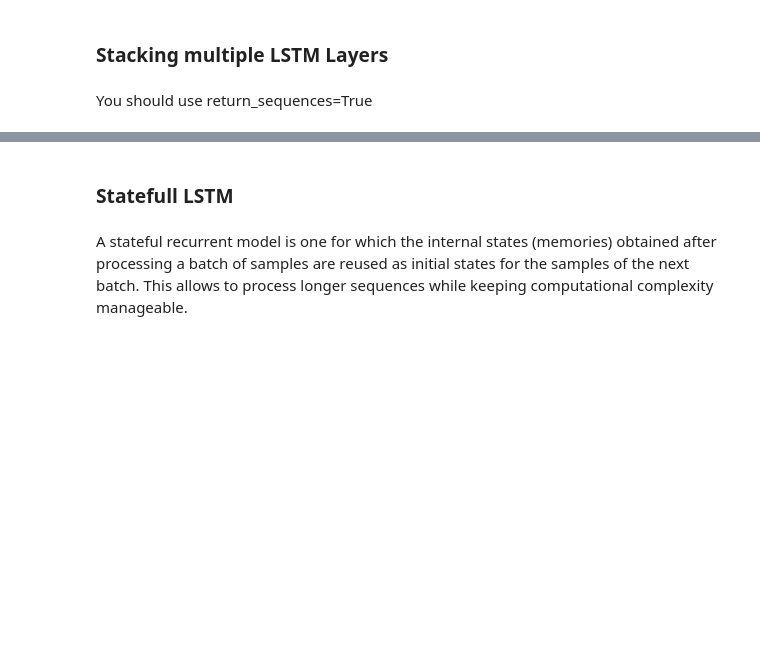
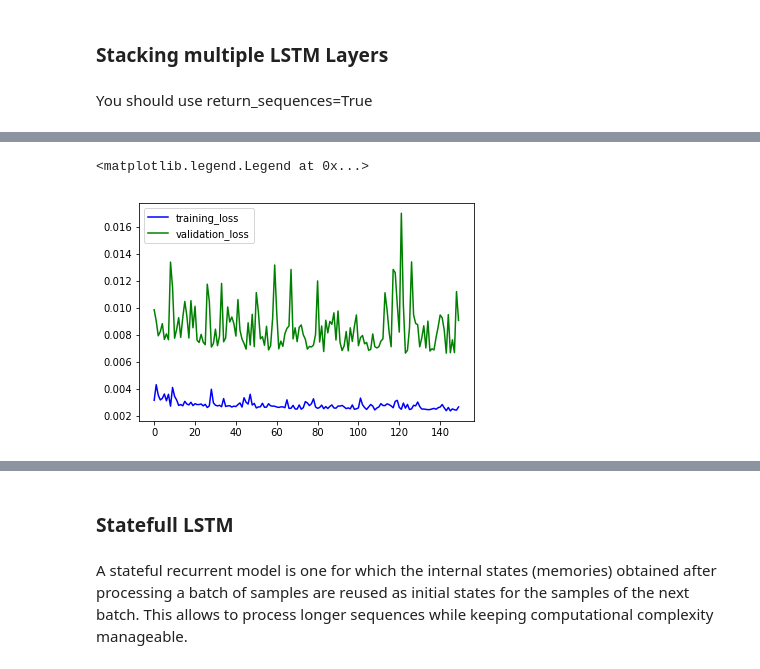
Before and after one commit to shahabeddin/GEC_Lab_Level2, a Jupyter notebook: GEC_Level2_Lab5.ipynb, the cells around one changed output, grey strips where cells are left out. Drawn from its saved outputs; the diff is of its cells as text; code cells hidden in the pictures; blank space fills up the shorter version.

```diff
--- a/GEC_Level2_Lab5.ipynb
+++ b/GEC_Level2_Lab5.ipynb
@@ -286,4 +390,5 @@ model.add(Dense(1))
 model.compile(loss='mean_squared_error', optimizer='adam',
              metrics=['mean_squared_error'])
 # %%
-fitting=model.fit(X_train_r, y_train, nb_epoch=50, batch_size=5, verbose=1, validation_split=0.25)
+fitting=model.fit(X_train_r, y_train, nb_epoch=150, batch_size=5, verbose=1,
+                  validation_split=0.1)
@@ -290,7 +413,10 @@ fitting=model.fit(X_train_r, y_train, nb_epoch=50, batch_size=5, verbose=1, vali
 # %%
 plt.plot(fitting.history['loss'],'b')
 plt.plot(fitting.history['val_loss'],'g')
-plt.legend(('training_loss', 'testing_loss'))
+plt.legend(('training_loss', 'validation_loss'))
+# %% [output]
+<matplotlib.legend.Legend at 0x...>
+[figure, added]
 # %%
 y_fit_lstm=model.predict(X_train_r)
 y_pred_lstm=model.predict(X_test_r)
```
Also changed, not shown: parts of 59 cells of this notebook.
